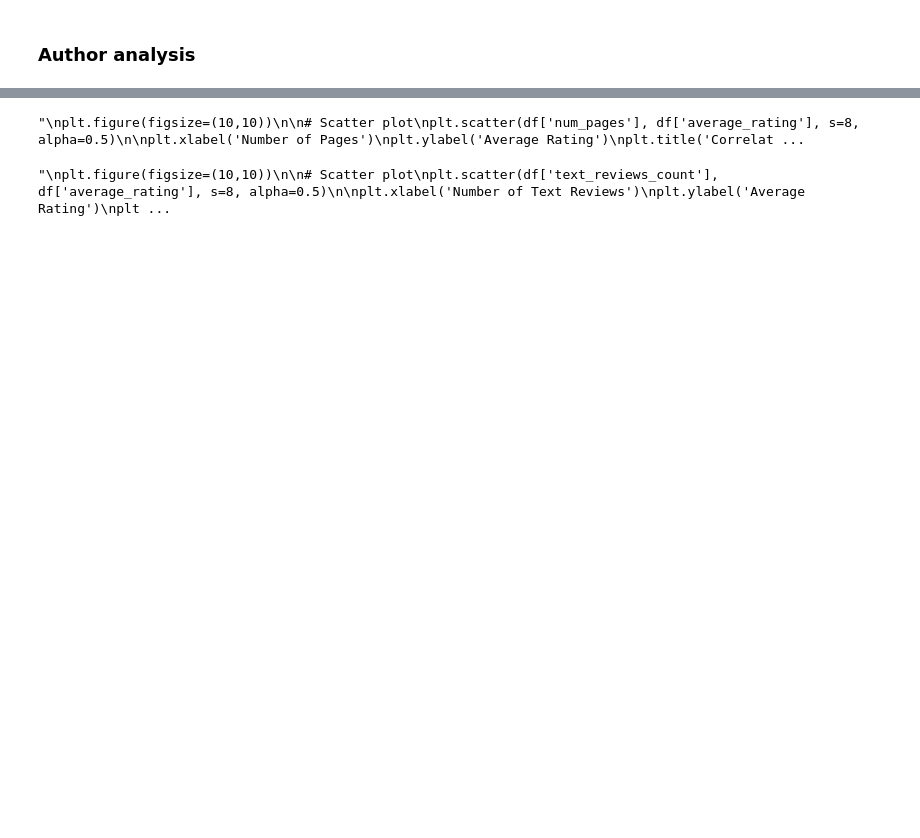
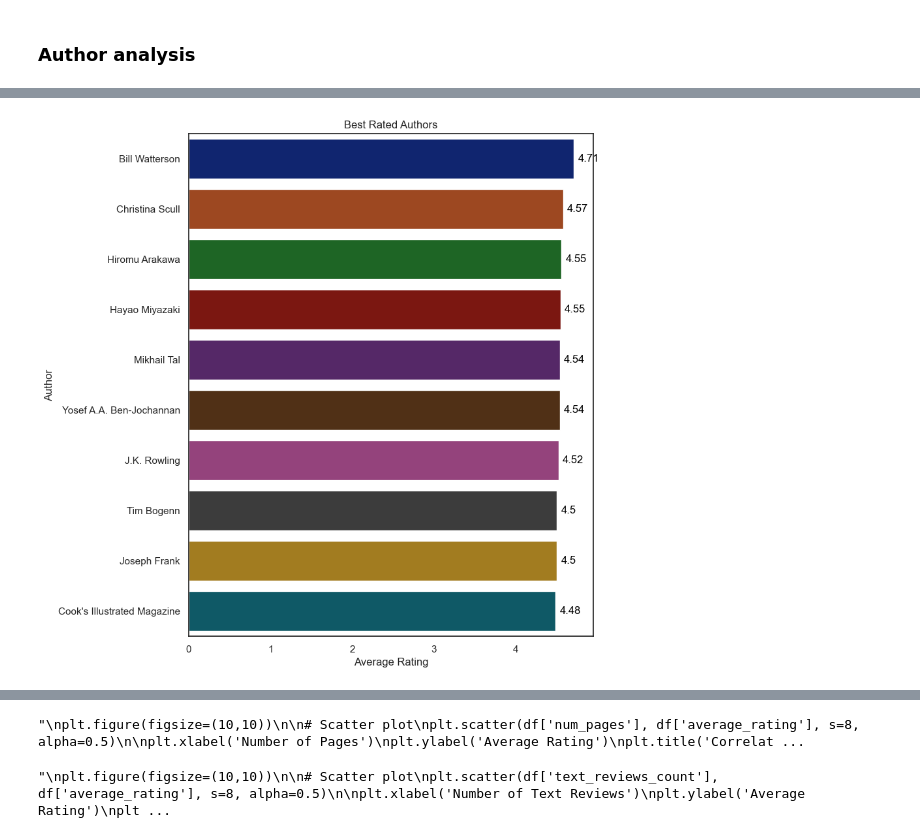
Before and after one commit to berkayersoy/Project6_Books, a Jupyter notebook: books_project.ipynb, the cells around one changed output, grey strips where cells are left out. Cells and saved outputs as stored; diff of their text form; code cells hidden in the pictures; blank space fills up the shorter version.

```diff
--- a/books_project.ipynb
+++ b/books_project.ipynb
@@ -515,3 +552,21 @@ plt.show()
+# %%
+# Filtering out
+plt.figure(figsize=(8,10))
+df_filtered = df.groupby('author').filter(lambda x: len(x) >= 2)
+df_filtered = df_filtered.groupby('author')['average_rating'].mean().sort_values(ascending=False).head(10)
+ax = sns.barplot(x=df_filtered.values, y=df_filtered.index, palette="dark")
+
+plt.title('Best Rated Authors')
+plt.xlabel('Average Rating')
+plt.ylabel('Author')
+
+# Adding the numbers on the bars
+for i, v in enumerate(df_filtered.values):
+    ax.text(v + 0.05, i, str(round(v,2)), color='black', fontsize=12, va='center')
+
+plt.show()
+# %% [output]
+[figure, added]
 # %%
 # Getting only numerical columns for heatmap.
 df_numeric = df.select_dtypes(include=np.number)
```
Also changed, not shown: parts of 13 cells of this notebook, 2 other files.
